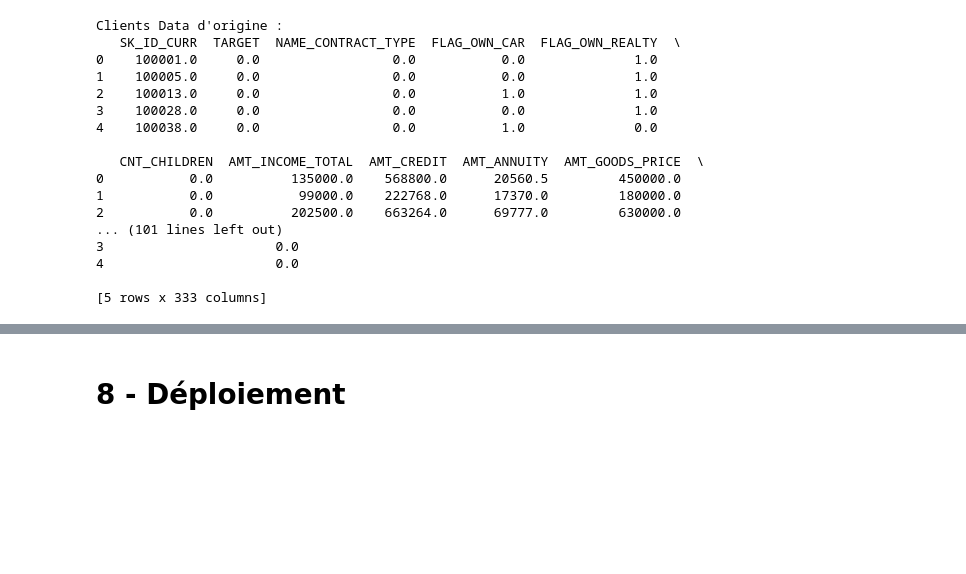
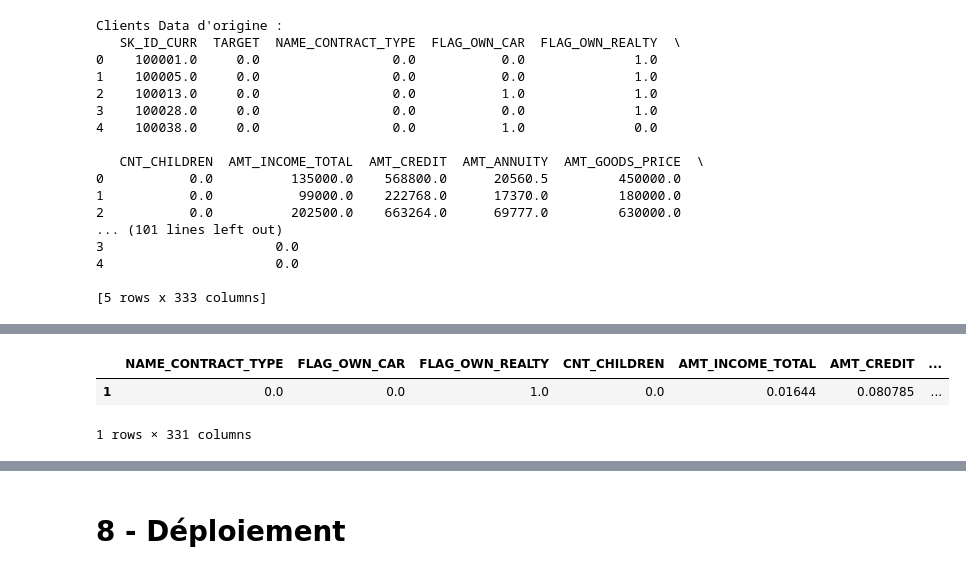
Before and after one commit to GaryMauger/P7_implementer_modele_scoring, a Jupyter notebook: Projet_7_2.ipynb, the cells around one changed output, grey strips where cells are left out. Saved outputs shown, nothing was run; the diff lists cells and outputs as text; code cells hidden in the pictures; blank space fills up the shorter version.

```diff
--- a/Projet_7_2.ipynb
+++ b/Projet_7_2.ipynb
@@ -2088,7 +2105,7 @@ def predict_credit(client_id):
     }
 # %%
 # Exemple d'utilisation
-client_id = 100001  # Remplacez par l'ID du client que vous voulez prédire
+client_id = 100005  # Remplacez par l'ID du client que vous voulez prédire
 prediction_result = predict_credit(client_id)
 
 # Afficher uniquement le résultat et la probabilité
@@ -2102,0 +2120,11 @@ Probabilité de défaut : 0.098
+# %%
+selected_client = clients_data_scaled.loc[clients_data_scaled['SK_ID_CURR'] == client_id]
+
+# Assurez-vous que 'selected_client' contient bien un client
+if selected_client.empty:
+    raise ValueError(f"Aucun client trouvé avec SK_ID_CURR = {client_id}")
+
+proba = model.predict_proba(selected_client[feats])[0][1]  # Probabilité de la classe positive
+prediction = model.predict(selected_client[feats])[0]
+
+proba, prediction, selected_client[feats]
@@ -2103,3 +2149,11 @@ Probabilité de défaut : 0.098
+# %%
+selected_client = selected_client.drop(columns=['SK_ID_CURR', 'TARGET'])
+# %%
+selected_client
+# %% [output]
+|  | NAME_CONTRACT_TYPE | FLAG_OWN_CAR | FLAG_OWN_REALTY | CNT_CHILDREN | AMT_INCOME_TOTAL | AMT_CREDIT | ... |
+| 1 | 0.0 | 0.0 | 1.0 | 0.0 | 0.01644 | 0.080785 | ... |
+1 rows × 331 columns
 # %%
 def encode_image_to_base64(fig):
     """Encode une figure Matplotlib en base64."""
```
Also changed, not shown: parts of 35 cells of this notebook, 1 other file.
